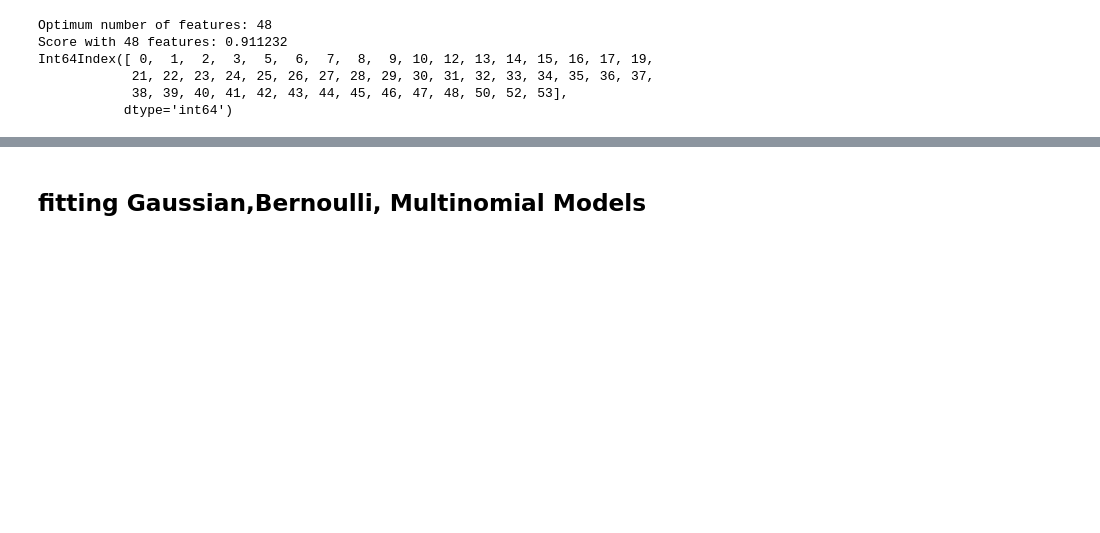
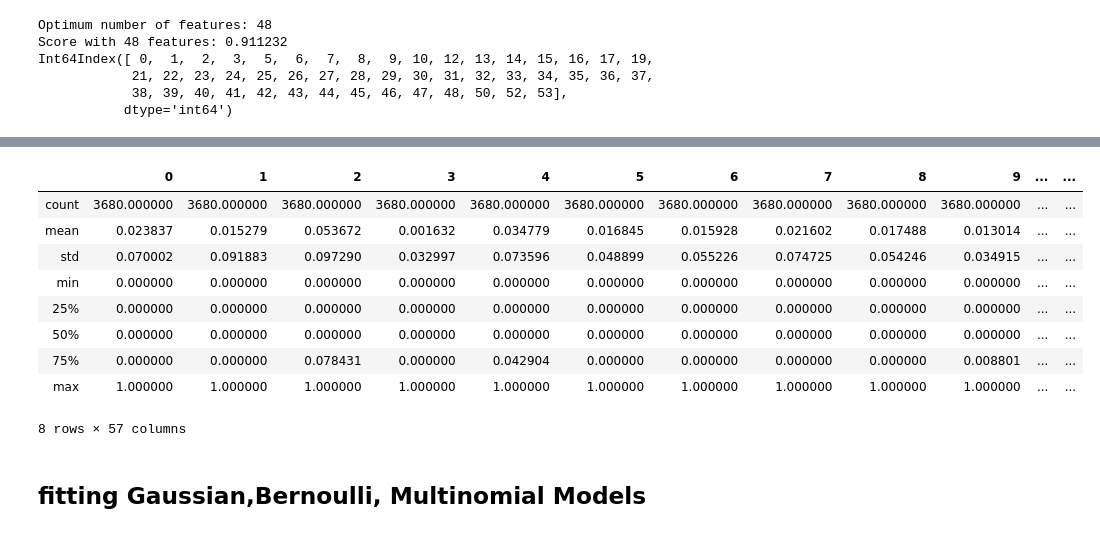
Before and after one commit to Sivaraja-Rajaboina/sapambase, a Jupyter notebook: spambase.ipynb, the cells around one changed output, grey strips where cells are left out. Saved outputs shown, nothing was run; the diff lists cells and outputs as text; code cells hidden in the pictures; blank space fills up the shorter version.

```diff
--- a/spambase.ipynb
+++ b/spambase.ipynb
@@ -289,13 +275,26 @@ X.head()
 # %%
-from sklearn.preprocessing import StandardScaler
+from sklearn.preprocessing import StandardScaler,MinMaxScaler
 sc = StandardScaler()
-x_train_mnb = x_train
+min_max_scalar = MinMaxScaler(feature_range=(0,1))
+x_train_mnb = pd.DataFrame(min_max_scalar.fit_transform(x_train))
 y_train_mnb = y_train
-x_test_mnb = x_test
+x_test_mnb = pd.DataFrame(min_max_scalar.transform(x_test))
 y_test_mnb = y_test
 
 x_train = pd.DataFrame(sc.fit_transform(x_train))
 x_test  = pd.DataFrame(sc.transform(x_test))
+x_train_mnb.describe()
+# %% [output]
+|  | 0 | 1 | 2 | 3 | 4 | 5 | 6 | 7 | 8 | 9 | ... | ... |
+| count | 3680.000000 | 3680.000000 | 3680.000000 | 3680.000000 | 3680.000000 | 3680.000000 | 3680.000000 | 3680.000000 | 3680.000000 | 3680.000000 | ... | ... |
+| mean | 0.023837 | 0.015279 | 0.053672 | 0.001632 | 0.034779 | 0.016845 | 0.015928 | 0.021602 | 0.017488 | 0.013014 | ... | ... |
+| std | 0.070002 | 0.091883 | 0.097290 | 0.032997 | 0.073596 | 0.048899 | 0.055226 | 0.074725 | 0.054246 | 0.034915 | ... | ... |
+| min | 0.000000 | 0.000000 | 0.000000 | 0.000000 | 0.000000 | 0.000000 | 0.000000 | 0.000000 | 0.000000 | 0.000000 | ... | ... |
+| 25% | 0.000000 | 0.000000 | 0.000000 | 0.000000 | 0.000000 | 0.000000 | 0.000000 | 0.000000 | 0.000000 | 0.000000 | ... | ... |
+| 50% | 0.000000 | 0.000000 | 0.000000 | 0.000000 | 0.000000 | 0.000000 | 0.000000 | 0.000000 | 0.000000 | 0.000000 | ... | ... |
+| 75% | 0.000000 | 0.000000 | 0.078431 | 0.000000 | 0.042904 | 0.000000 | 0.000000 | 0.000000 | 0.000000 | 0.008801 | ... | ... |
+| max | 1.000000 | 1.000000 | 1.000000 | 1.000000 | 1.000000 | 1.000000 | 1.000000 | 1.000000 | 1.000000 | 1.000000 | ... | ... |
+8 rows × 57 columns
 # %% [markdown]
 ## fitting Gaussian,Bernoulli, Multinomial Models
 # %%
```
Also changed, not shown: parts of 26 cells of this notebook.
